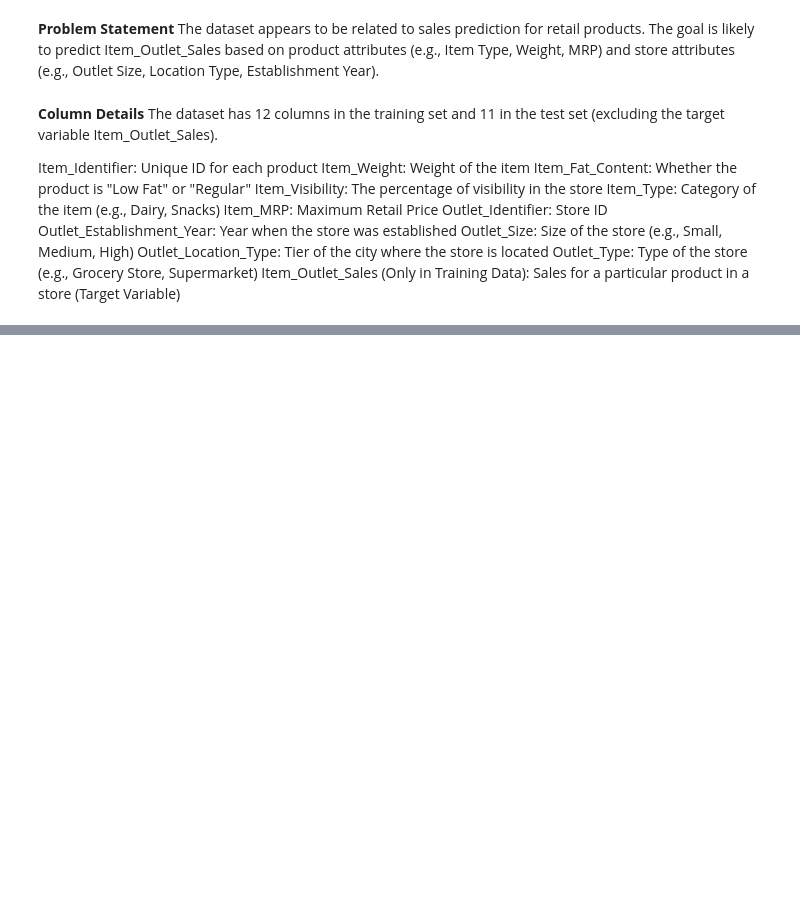
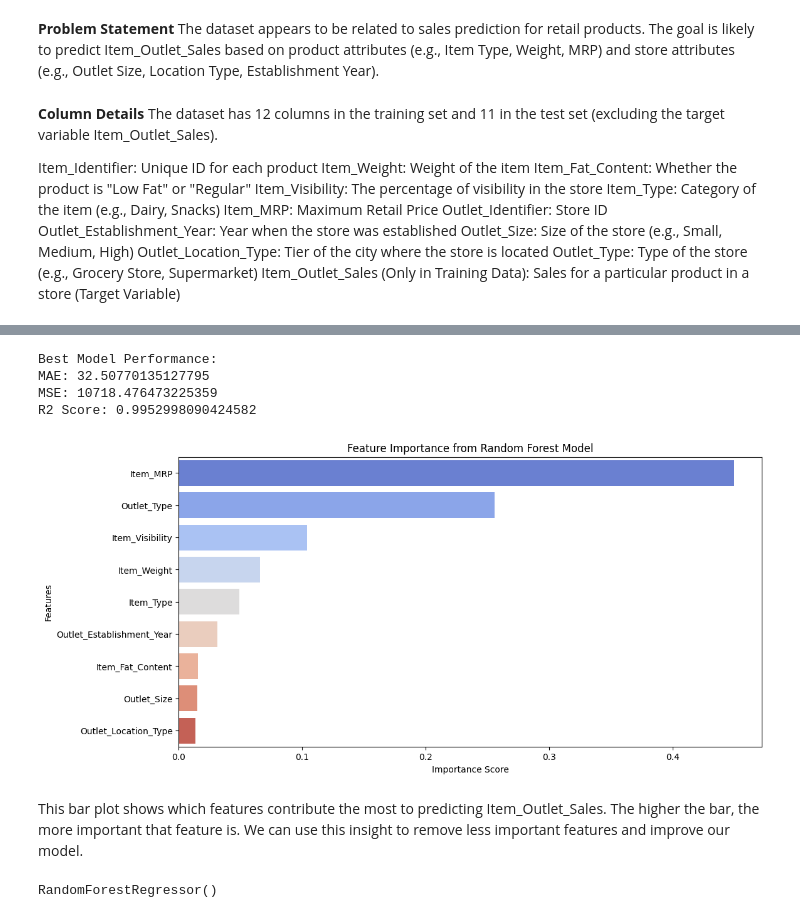
Before and after one commit to Chiranjeevi141004/Chiranjeevi141004, a Jupyter notebook: Project_BM.ipynb, the cells around one changed output, grey strips where cells are left out. Saved outputs shown, nothing was run; the diff lists cells and outputs as text; code cells hidden in the pictures; blank space fills up the shorter version.

```diff
--- a/Project_BM.ipynb
+++ b/Project_BM.ipynb
@@ -163,12 +228,58 @@ R2 Score: 0.01565718687313622
 # %%
-# Step 12: Hyperparameter Tuning for Best Model (Random Forest as an Example)
-param_grid = {"n_estimators": [50, 100, 200], "max_depth": [None, 10, 20]}
-grid_search = GridSearchCV(RandomForestRegressor(), param_grid, cv=5, scoring='r2')
-grid_search.fit(X_train, y_train)
-best_model = grid_search.best_estimator_
+# Step 12: Hyperparameter Tuning (Optimized with RandomizedSearchCV)
+from sklearn.model_selection import RandomizedSearchCV
 
+param_dist = {
+    "n_estimators": [50, 100, 200],  # Number of trees in the forest
+    "max_depth": [None, 10, 20]  # Depth of each tree
+}
+
+# Using RandomizedSearchCV for faster tuning
+random_search = RandomizedSearchCV(
+    RandomForestRegressor(), param_distributions=param_dist,
+    n_iter=5, cv=3, scoring='r2', n_jobs=-1, random_state=42
+)
+
+random_search.fit(X_train, y_train)  # Train the best model
+best_model = random_search.best_estimator_  # Get the best model
+
+# Predictions
 y_pred_best = best_model.predict(X_test)
+
+# Evaluation Metrics
 print("Best Model Performance:")
 print("MAE:", mean_absolute_error(y_test, y_pred_best))
 print("MSE:", mean_squared_error(y_test, y_pred_best))
 print("R2 Score:", r2_score(y_test, y_pred_best))
+# %% [output]
+Best Model Performance:
+MAE: 32.50770135127795
+MSE: 10718.476473225359
+R2 Score: 0.9952998090424582
+# %%
+# Step 13: Feature Importance Analysis
+feature_importance = best_model.feature_importances_
+features = X.columns
+
+# Sorting feature importance
+sorted_idx = np.argsort(feature_importance)[::-1]
+
+# Plotting feature importance
+plt.figure(figsize=(12,6))
+sns.barplot(x=feature_importance[sorted_idx], y=features[sorted_idx], palette="coolwarm")
+plt.title("Feature Importance from Random Forest Model")
+plt.xlabel("Importance Score")
+plt.ylabel("Features")
+plt.show()
+# %% [output]
+[figure, added]
+# %% [markdown]
+This bar plot shows which features contribute the most to predicting Item_Outlet_Sales.
+The higher the bar, the more important that feature is.
+We can use this insight to remove less important features and improve our model.
+# %%
+# Step 14: Train Final Model on Full Data
+final_model = best_model  # Use the best model from tuning
+final_model.fit(X, y)  # Train on the entire dataset
+# %% [output]
+RandomForestRegressor()
```
Also changed, not shown: parts of 15 cells of this notebook.
